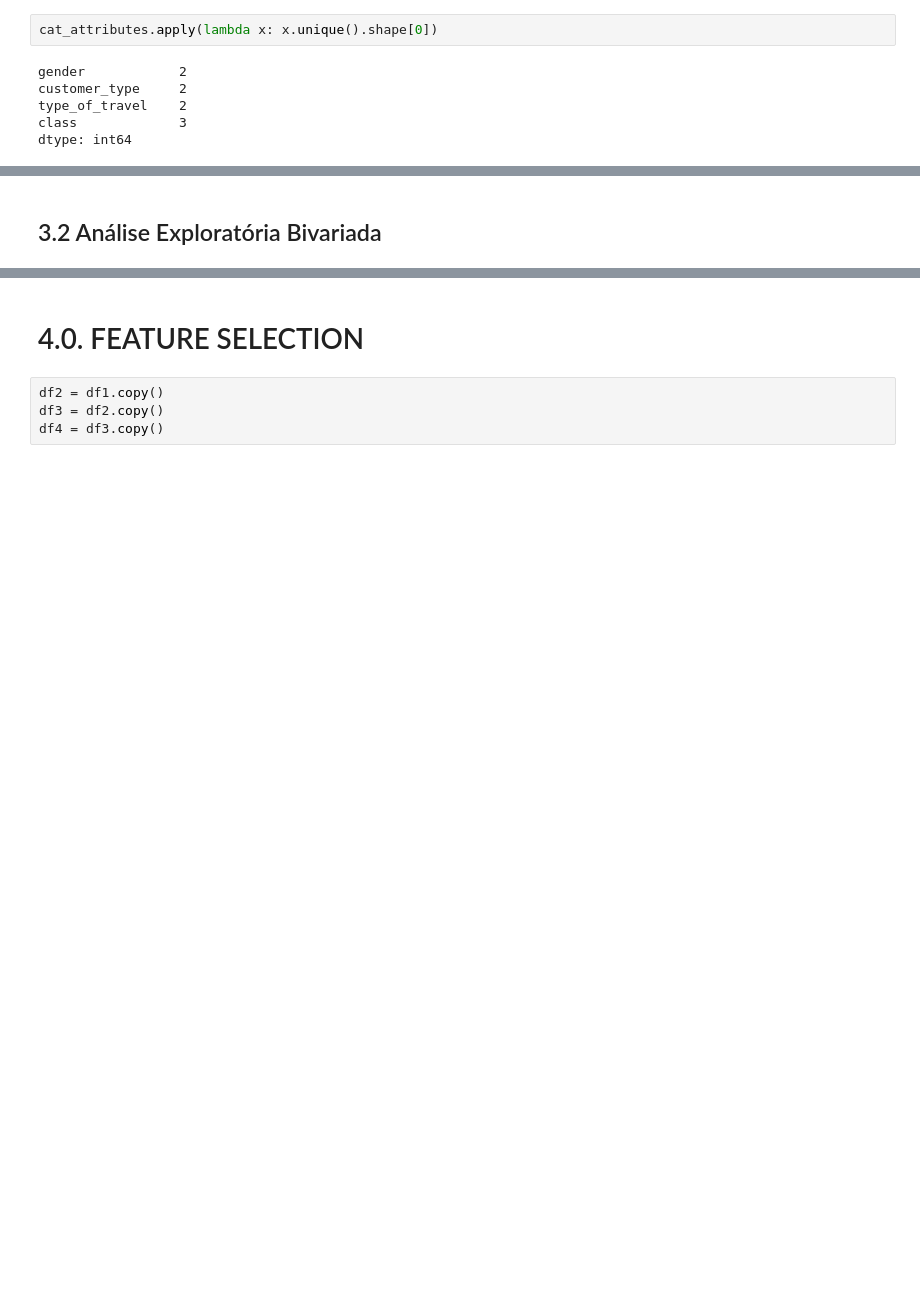
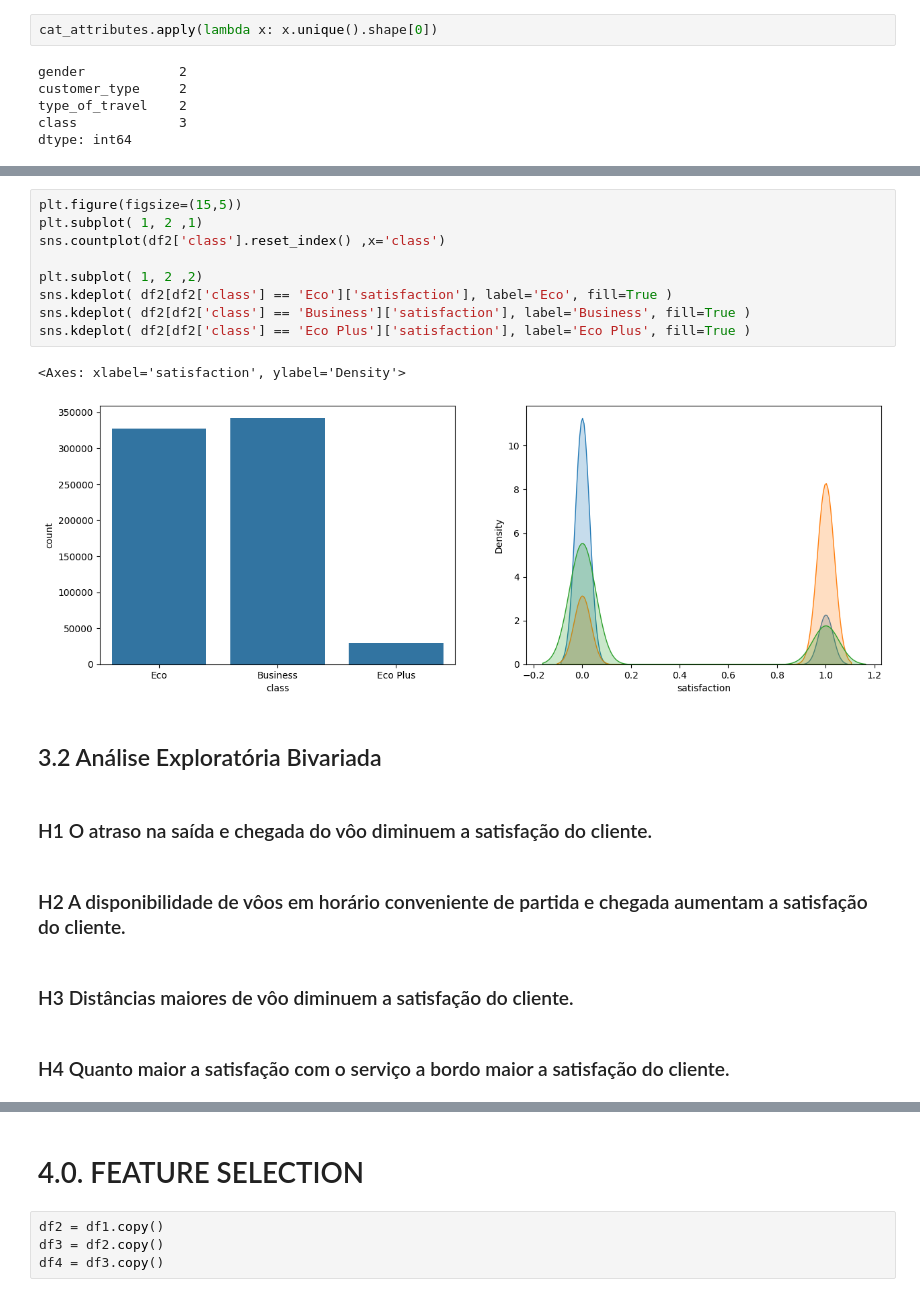
Before and after one commit to Data-Projects1/airline_satisfaction, a Jupyter notebook: notebooks/02.analise_satisf-validacao_hipoteses.ipynb, the cells around one changed output, grey strips where cells are left out. Drawn from its saved outputs; the diff is of its cells as text; blank space fills up the shorter version.

```diff
--- a/notebooks/02.analise_satisf-validacao_hipoteses.ipynb
+++ b/notebooks/02.analise_satisf-validacao_hipoteses.ipynb
@@ -582,2 +581,22 @@ plt.show()
+# %%
+plt.figure(figsize=(15,5))
+plt.subplot( 1, 2 ,1)
+sns.countplot(df2['class'].reset_index() ,x='class')
+
+plt.subplot( 1, 2 ,2)
+sns.kdeplot( df2[df2['class'] == 'Eco']['satisfaction'], label='Eco', fill=True )
+sns.kdeplot( df2[df2['class'] == 'Business']['satisfaction'], label='Business', fill=True )
+sns.kdeplot( df2[df2['class'] == 'Eco Plus']['satisfaction'], label='Eco Plus', fill=True )
+# %% [output]
+<Axes: xlabel='satisfaction', ylabel='Density'>
+[figure, added]
 # %% [markdown]
 ## 3.2 Análise Exploratória Bivariada
+# %% [markdown]
+### H1 O atraso na saída e chegada do vôo diminuem a satisfação do cliente.
+# %% [markdown]
+### H2 A disponibilidade de vôos em horário conveniente de partida e chegada aumentam a satisfação do cliente.
+# %% [markdown]
+### H3 Distâncias maiores de vôo diminuem a satisfação do cliente.
+# %% [markdown]
+### H4 Quanto maior a satisfação com o serviço a bordo maior a satisfação do cliente.
```
Also changed, not shown: parts of 11 cells of this notebook.
